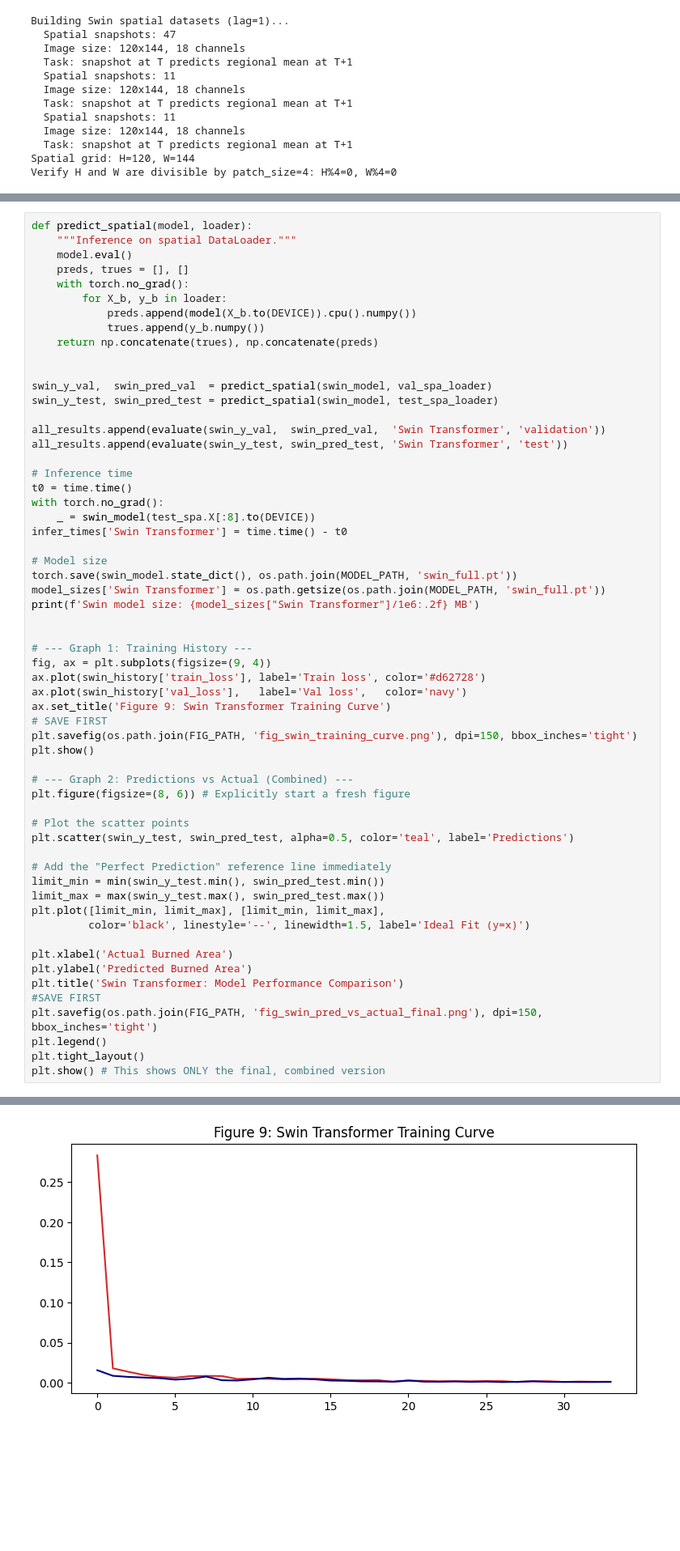
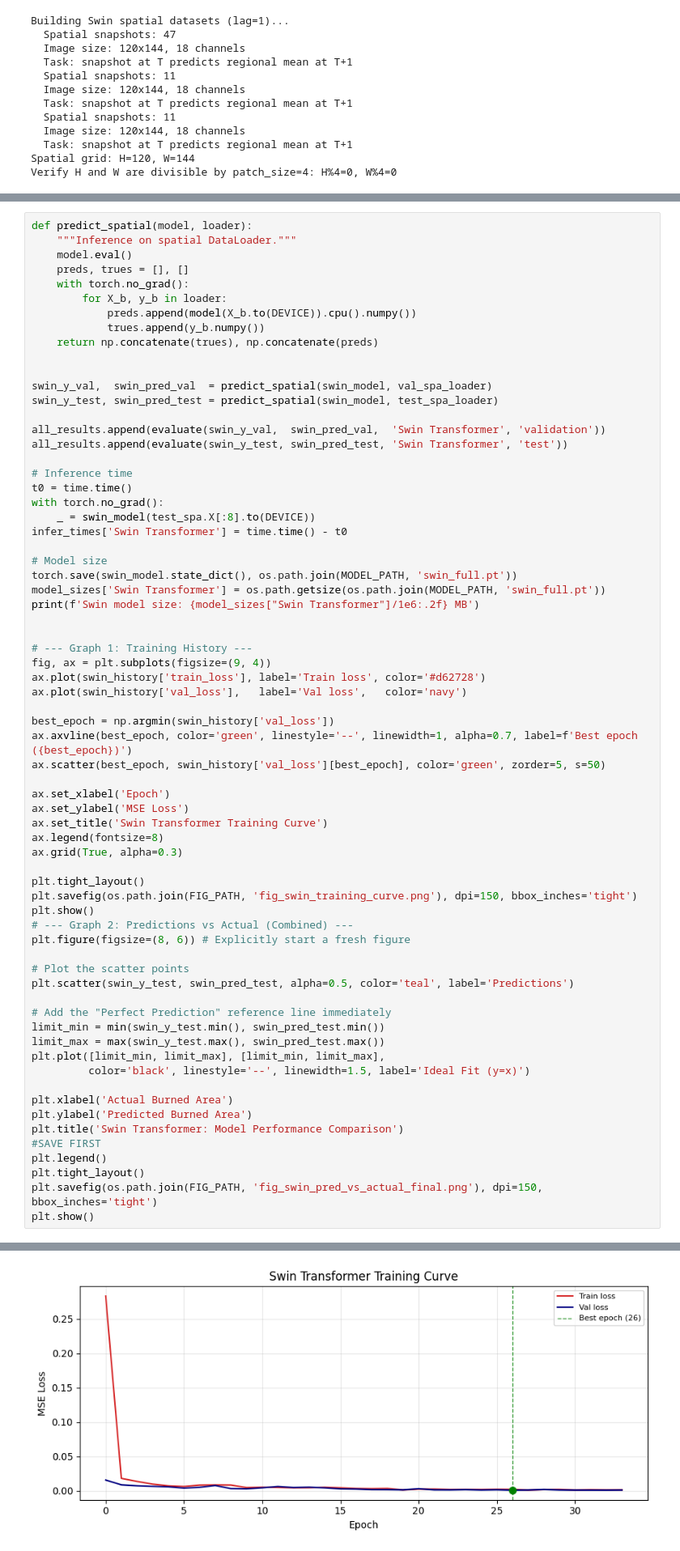
Before and after one commit to IshaqueAli25/Sustainable-Wildfire-Prediction-AI, a Jupyter notebook: 3_AI_Modelling.ipynb, the cells around one changed output, grey strips where cells are left out. Shown at 81% size. Saved outputs shown, nothing was run; the diff lists cells and outputs as text; blank space fills up the shorter version.

Commit message:
Fixing Graphs

```diff
--- a/3_AI_Modelling.ipynb
+++ b/3_AI_Modelling.ipynb
@@ -1264,39 +1253,48 @@ print(f'Swin model size: {model_sizes["Swin Transformer"]/1e6:.2f} MB')
 
 
 # --- Graph 1: Training History ---
 fig, ax = plt.subplots(figsize=(9, 4))
 ax.plot(swin_history['train_loss'], label='Train loss', color='#d62728')
 ax.plot(swin_history['val_loss'],   label='Val loss',   color='navy')
-ax.set_title('Figure 9: Swin Transformer Training Curve')
-# SAVE FIRST
+
+best_epoch = np.argmin(swin_history['val_loss'])
+ax.axvline(best_epoch, color='green', linestyle='--', linewidth=1, alpha=0.7, label=f'Best epoch ({best_epoch})')
+ax.scatter(best_epoch, swin_history['val_loss'][best_epoch], color='green', zorder=5, s=50)
+
+ax.set_xlabel('Epoch')
+ax.set_ylabel('MSE Loss')
+ax.set_title('Swin Transformer Training Curve')
+ax.legend(fontsize=8)
+ax.grid(True, alpha=0.3)
+
+plt.tight_layout()
 plt.savefig(os.path.join(FIG_PATH, 'fig_swin_training_curve.png'), dpi=150, bbox_inches='tight')
 plt.show()
-
 # --- Graph 2: Predictions vs Actual (Combined) ---
 plt.figure(figsize=(8, 6)) # Explicitly start a fresh figure
 
 # Plot the scatter points
 plt.scatter(swin_y_test, swin_pred_test, alpha=0.5, color='teal', label='Predictions')
 
 # Add the "Perfect Prediction" reference line immediately
 limit_min = min(swin_y_test.min(), swin_pred_test.min())
 limit_max = max(swin_y_test.max(), swin_pred_test.max())
 plt.plot([limit_min, limit_max], [limit_min, limit_max],
          color='black', linestyle='--', linewidth=1.5, label='Ideal Fit (y=x)')
 
 plt.xlabel('Actual Burned Area')
 plt.ylabel('Predicted Burned Area')
 plt.title('Swin Transformer: Model Performance Comparison')
 #SAVE FIRST
-plt.savefig(os.path.join(FIG_PATH, 'fig_swin_pred_vs_actual_final.png'), dpi=150, bbox_inches='tight')
 plt.legend()
 plt.tight_layout()
-plt.show() # This shows ONLY the final, combined version
+plt.savefig(os.path.join(FIG_PATH, 'fig_swin_pred_vs_actual_final.png'), dpi=150, bbox_inches='tight')
+plt.show()
 # %% [output]
   Swin Transformer [validation]  MAE=0.0210  RMSE=0.0283  R²=0.9007
   Swin Transformer [test]  MAE=0.0285  RMSE=0.0371  R²=0.8341
 Swin model size: 4.94 MB
-[figure, old version]
+[figure, new version]
 [figure]
 # %% [markdown]
 #### Swin Result Interpretation
```
Also changed, not shown: parts of 8 cells of this notebook, 2 other files.
